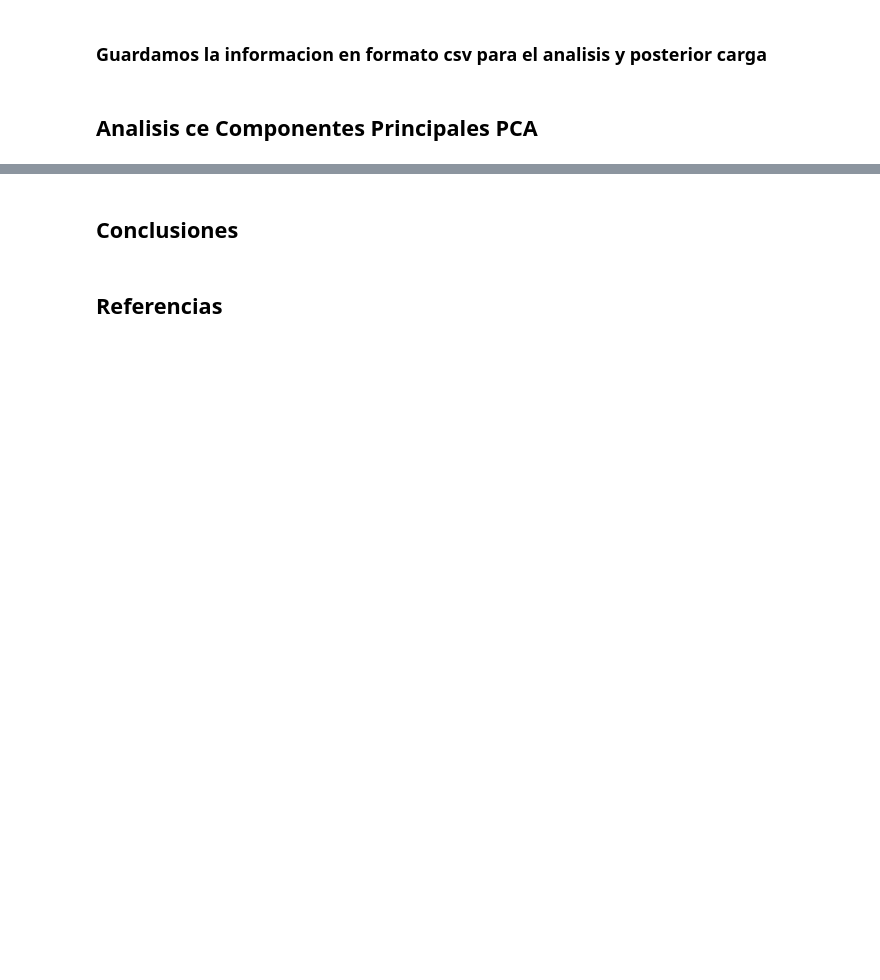
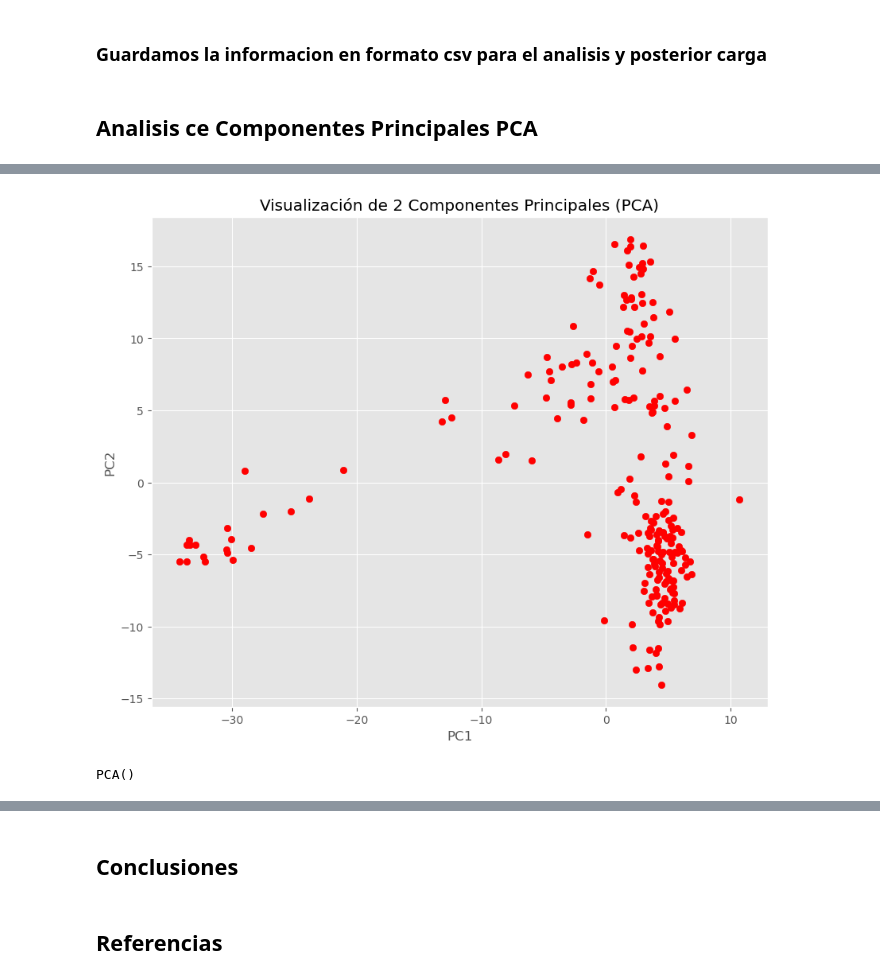
Before and after one commit to Julio21-ai/glp-1_drug_discovery, a Jupyter notebook: notebooks/Avance 2.ipynb, the cells around one changed output, grey strips where cells are left out. Saved outputs shown, nothing was run; the diff lists cells and outputs as text; code cells hidden in the pictures; blank space fills up the shorter version.

```diff
--- a/notebooks/Avance 2.ipynb
+++ b/notebooks/Avance 2.ipynb
@@ -532,0 +595,12 @@ df_descriptores_cdhit.to_csv(descriptores_cdhit_csv, index=False)
+# %%
+# Separación de los dato de la columna objetivo y el identificador
+features = df_descriptores_cdhit.drop(columns=['ID'])
+
+# Aplicación de el escalado de características
+scaler = StandardScaler()
+features_scaled = scaler.fit_transform(features)
+
+pca = PCA(n_components=2)
+principal_components = pca.fit_transform(features_scaled)
+pca_df = pd.DataFrame(data=principal_components, columns=['PC1', 'PC2'])
+final_df = pd.concat([pca_df, target], axis=1)
@@ -532,0 +623,11 @@ df_descriptores_cdhit.to_csv(descriptores_cdhit_csv, index=False)
+# %%
+plot_pca_2d(final_df)
+# %% [output]
+[figure, added]
+# %%
+# Calculo de PCA con todos los componentes
+# Se deja PCA() vacío para que calcule todos los componentes posibles
+pca = PCA()
+pca.fit(features_scaled)
+# %% [output]
+PCA()
```
Also changed, not shown: parts of 26 cells of this notebook, 4 other files.
